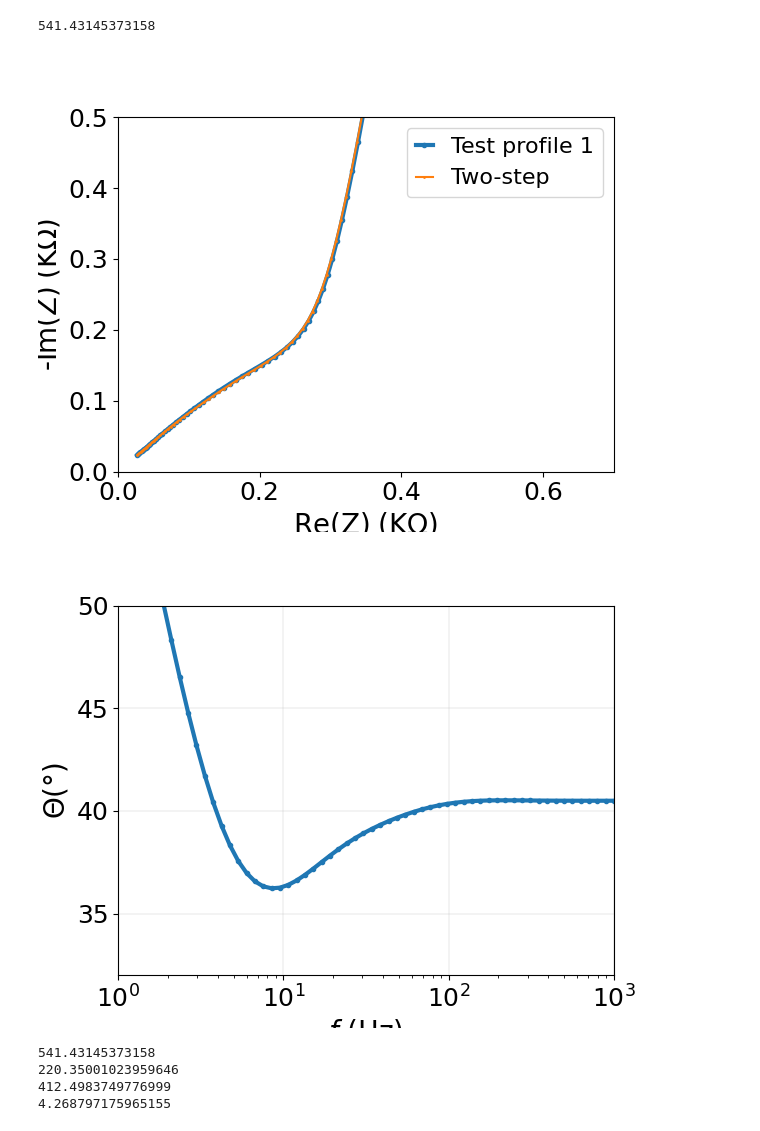
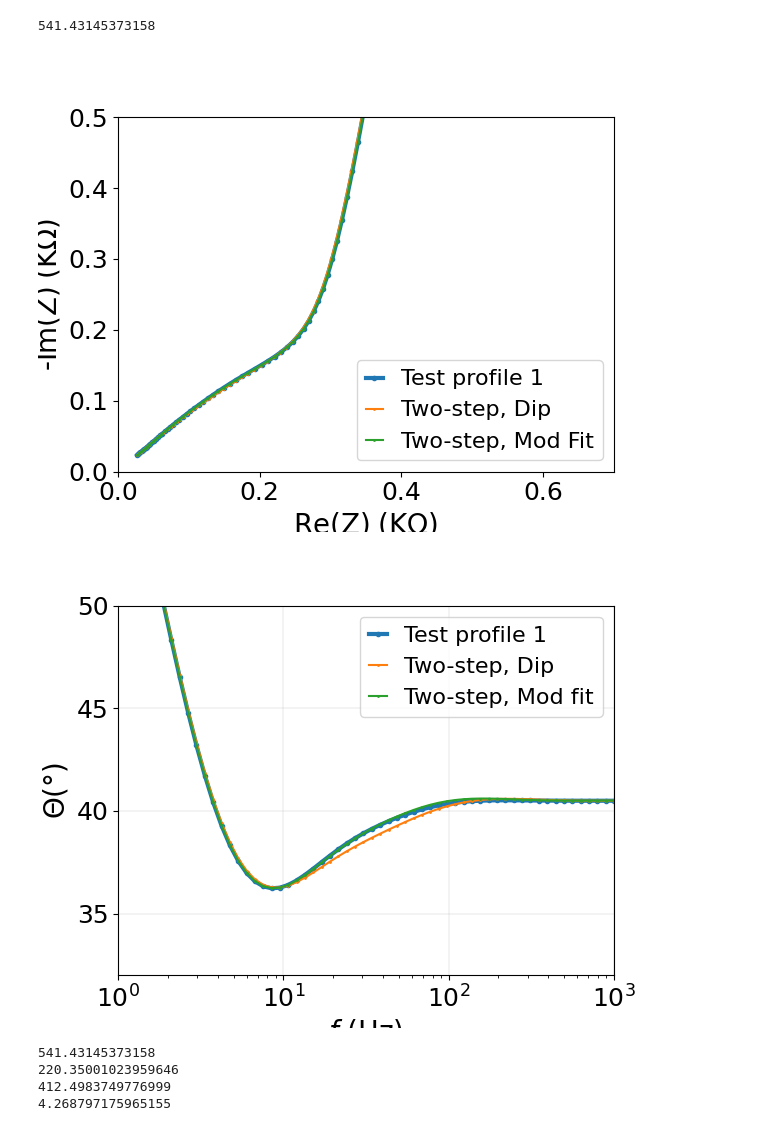
Before and after one commit to Yugal0/fitting-gen-arbitrary-eis, a Jupyter notebook: main_prof_1.ipynb, the cells around one changed output. Saved outputs shown, nothing was run; the diff lists cells and outputs as text; code cells hidden in the pictures.

```diff
--- a/main_prof_1.ipynb
+++ b/main_prof_1.ipynb
@@ -372,11 +374,15 @@ mp.dps=30
 # %% [output]
 541.43145373158
 # %%
+ctwofit=CustomCircuit(initial_guess=[fit_params_two["R1"],fit_params_two["Q"]*fit_params_two["R1"],fit_params_two["Q"]*fit_params_two["R2"],fit_params_two["delta"],fit_params_two["alpha"]],circuit="TLMtwo")
+ztwofit=ctwofit.predict(frequencies=np.logspace(-2,3,100))
+
 fig, ax=plt.subplots()
 ax.plot(np.real(z_arbi)/1000,-np.imag(z_arbi)/1000,label="Test profile 1",marker=".",linewidth=3,ms=6)
 # ax.plot(np.real(z_arbi)/1000,-np.imag(z_arbi)/1000,marker=".",ms=2)
 # ax.plot([0,0],[0.35,0.35])
-ax.plot(np.real(z_two)/1000,-np.imag(z_two)/1000,label="Two-step",marker=".",ms=2)
+ax.plot(np.real(z_two)/1000,-np.imag(z_two)/1000,label="Two-step, Dip",marker=".",ms=2)
+ax.plot(np.real(ztwofit)/1000,-np.imag(ztwofit)/1000,label="Two-step, Mod Fit",marker=".",ms=2)
 # ax.plot(np.real(z_lin)/1000,-np.imag(z_lin)/1000,label="Linear",marker=".",ms=2)
 # ax.plot(np.real(z_ilin)/1000,-np.imag(z_ilin)/1000,label="Inverse Linear",marker=".",ms=2)
 # ax.plot(np.real(z_lin)/1000,-np.imag(z_lin)/1000)
@@ -390,46 +396,47 @@ ax.tick_params(labelsize=18)
 ax.legend(fontsize=16,handlelength=0.8)
 # fig.savefig("figs/nyq_demo.png",dpi=500)
 # fig.savefig("figs/nyq_prof1_two.png",dpi=500)
-fig.savefig("figs/nyq_two_prof1.png",dpi=500,bbox_inches="tight")
+fig.savefig("figs/nyq_mod_fit_two_prof1.png",dpi=500,bbox_inches="tight")
 # fig.savefig("nyqfulltwo_demo.png",dpi=500)
 # ax.legend()
 # ax.xaxis.set_minor_locator(MultipleLocator(0.1))
 # ax.grid(True)
 # %% [output]
-[figure, old version]
+[figure, new version]
 # %%
 fig2, ax2=plt.subplots()
 ax2.plot(freq_range,-np.angle(z_arbi,deg=True),marker=".",label="Test profile 1",ms=6,linewidth=3)
 # ax2.plot(freq_range,-np.angle(z_arbi,deg=True),marker=".",ms=2)
 
 # ax2.plot(freq_range[int(len(freq_range)/2):len(freq_range)],np.full(int(len(freq_range)/2),-np.angle(z_arbi[len(z_arbi)-1],deg=True)),linestyle="--",color="black",label="Arbitrary")
 
 # np.full(int(len(freq_range)/2),np.full(len(freq_range)-np.min(-np.angle(z,deg=True))))
 
 # ax2.plot(freq_range[int(len(freq_range)/2):len(freq_range)],np.full(int(len(freq_range)/2),np.min(-np.angle(z,deg=True))),linestyle="--",color="black",label="Arbitrary")
 
-# ax2.plot(np.logspace(-2,3,100),-np.angle(z_two,deg=True),marker=".",label="Two-step",ms=2)
+ax2.plot(np.logspace(-2,3,100),-np.angle(z_two,deg=True),marker=".",label="Two-step, Dip",ms=2)
+ax2.plot(np.logspace(-2,3,100),-np.angle(ztwofit,deg=True),marker=".",label="Two-step, Mod fit",ms=2)
 # ax2.plot(np.logspace(-2,3,100),-np.angle(z_lin,deg=True),marker=".",label="Linear",ms=2)
 # ax2.plot(np.logspace(-2,3,100),-np.angle(z_ilin,deg=True),marker=".",label="Inverse Linear",ms=2)
 # ax2.legend()
 # axx.yaxis.set_minor_locator(MultipleLocator(0.5))
 ax2.set_ylabel("$\Theta (\degree)$",fontsize=20)
 ax2.set_xlabel("$f$ (Hz)",fontsize=20)
 ax2.set_xscale("log")
 ax2.set_ylim(32,50)
 ax2.set_xlim(1,1e3)
 ax2.grid(linewidth=0.2)
 # ax2.set_title("Phase Angle Plot")
 ax2.tick_params(labelsize=18)
-# ax2.legend(fontsize=16,handlelength=0.8)
+ax2.legend(fontsize=16,handlelength=0.8)
 # ax2.set_xlabel("x",fontsize=20)
 # ax2.set_xmargin(1)
 # fig2.savefig("figs/bode_prof1_two.png",dpi=500)
-fig2.savefig("figs/phase_demo_prof1.png",dpi=500,bbox_inches="tight")
+fig2.savefig("figs/phase_mod_fit_two_prof1.png",dpi=500,bbox_inches="tight")
 # fig2.savefig("bodetwo_demo.png",dpi=500)
 # ax2.grid(True)
 # %% [output]
-[figure, old version]
+[figure, new version]
 # %%
 # print(dip_angle)
 # print(R1_by_R2_two)
```
Also changed, not shown: parts of 1 cell of this notebook, 6 other files.
